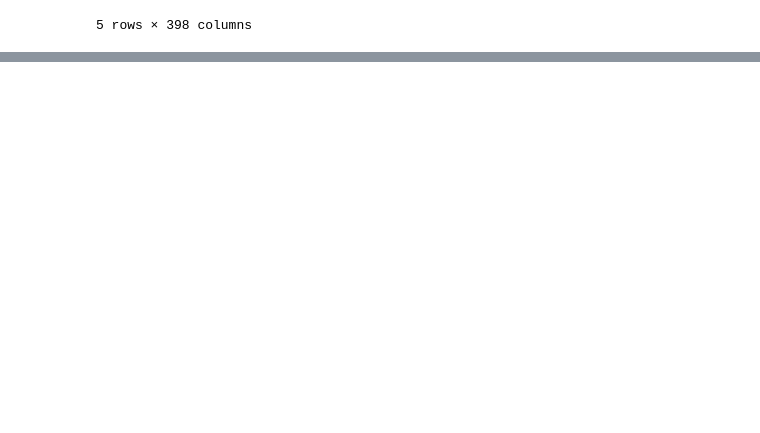
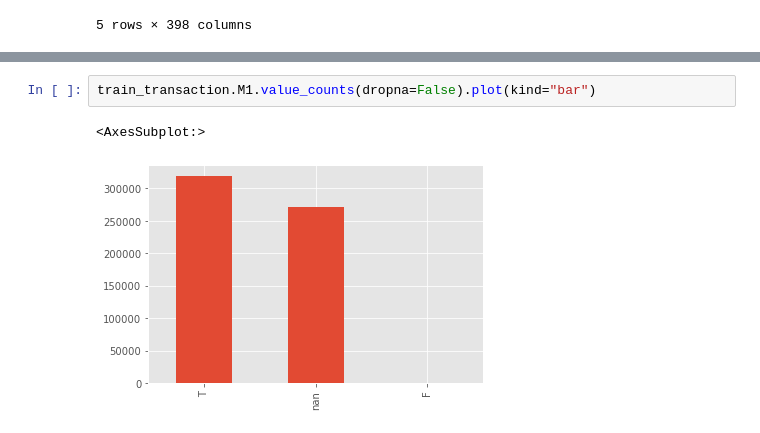
Before and after one commit to nichowu/IEEE-CIS-Fraud-Detection, a Jupyter notebook: IEEE-CIS-Fraud-Detection.ipynb, the cells around one changed output, grey strips where cells are left out. Drawn from its saved outputs; the diff is of its cells as text; blank space fills up the shorter version.

```diff
--- a/IEEE-CIS-Fraud-Detection.ipynb
+++ b/IEEE-CIS-Fraud-Detection.ipynb
@@ -346,0 +451,5 @@ train_transaction.head()
+# %%
+train_transaction.M1.value_counts(dropna=False).plot(kind="bar")
+# %% [output]
+<AxesSubplot:>
+[figure, added]
```
Also changed, not shown: parts of 20 cells of this notebook.
